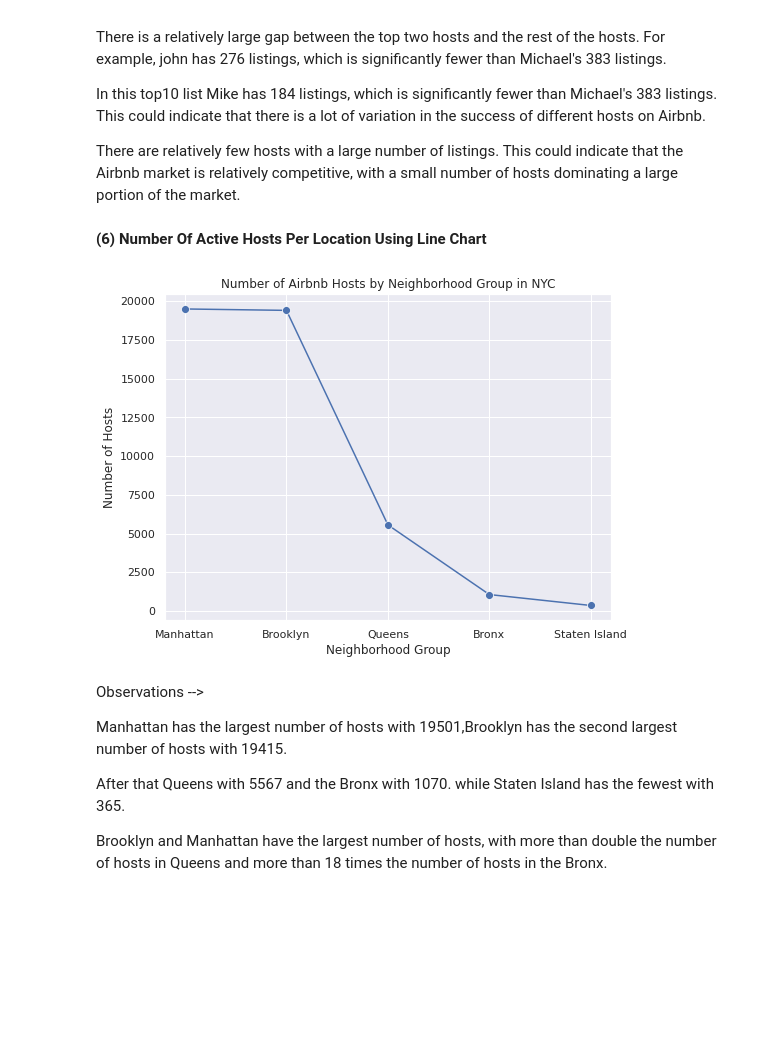
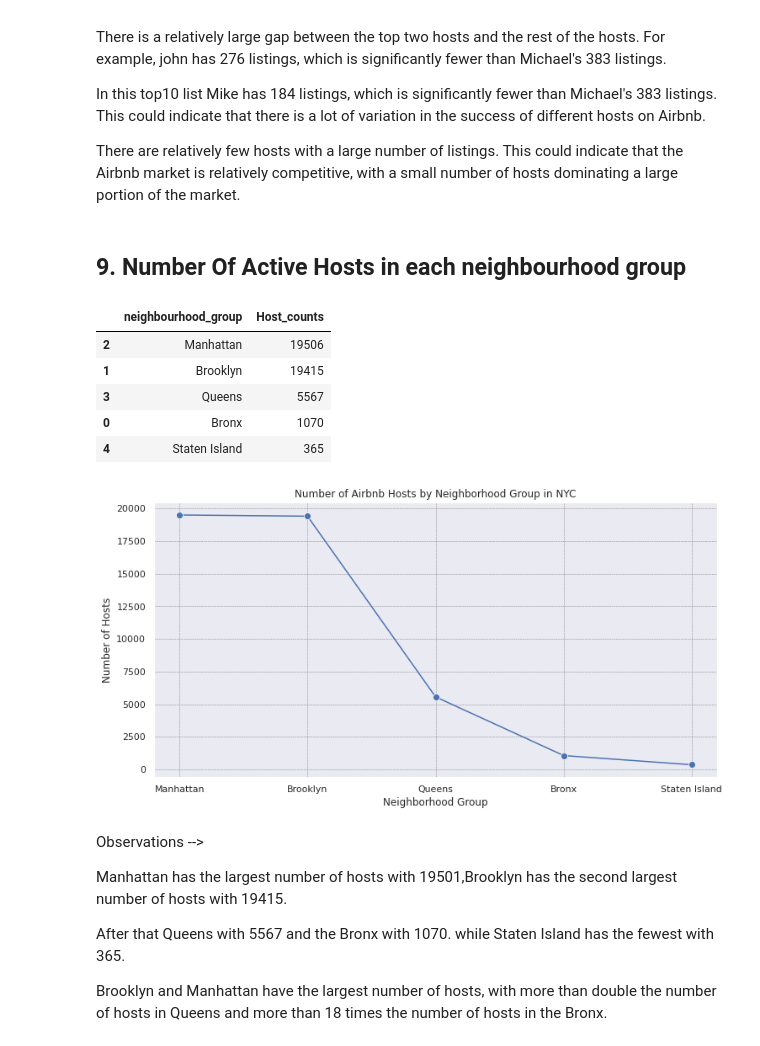
Before and after one commit to NANDINIKeremegaladhoddiShivalingaiah/Airbnb-Exploratory-Data-Analysis-EDA-, a Jupyter notebook: Airbnb_Exploratory_Data_Analysis.ipynb, the cells around one changed output. Drawn from its saved outputs; the diff is of its cells as text; code cells hidden in the pictures; blank space fills up the shorter version.

```diff
--- a/Airbnb_Exploratory_Data_Analysis.ipynb
+++ b/Airbnb_Exploratory_Data_Analysis.ipynb
@@ -583,13 +723,11 @@ The data suggests that the overall cost of living in New York City is higher in
 # %%
-plt.rcParams['figure.figsize'] = (12,6)
-ax = sns.barplot(x = top_neighborhoods['Top_Neighbourhoods'], y = top_neighborhoods['Listing_Counts'])
-ax.set_xlabel('Top_10_Neighbourhoods')
-ax.set_ylabel('Total Listing Counts')
-ax.set_title('Listing by Top Neighbourhoods in NYC')
-
-
-# rotate x-axis labels to vertical
-ax.set_xticklabels(ax.get_xticklabels(), rotation=90)
+# visualizing the top 10 neighbourhoods having more listing/property using bar graph
+plt.figure(figsize=(12, 6))
+sns.barplot(x = top_neighborhoods['Top_Neighbourhoods'], y = top_neighborhoods['Listing_Counts'])
+plt.xlabel('Top_10_Neighbourhoods')
+plt.ylabel('Total_Listing_Counts')
+plt.title('Listing by Top Neighbourhoods in NYC')
+plt.xticks(rotation=90)
 
 plt.show()
 # %% [output]
@@ -607,13 +745,11 @@ The number of listings alone may not be indicative of the overall demand for hou
 # %%
-plt.rcParams['figure.figsize'] = (12,6)
-ax = sns.barplot(x = top_10_hosts['host_name'], y = top_10_hosts['Total_listings'])
-ax.set_xlabel('Top_10_hosts')
-ax.set_ylabel('Total_NYC_Listing')
-ax.set_title('Top 10 hosts on the basis of no of listings in entire NYC')
-
-
-# rotate x-axis labels to vertical
-ax.set_xticklabels(ax.get_xticklabels(), rotation=90)
+#visualizing the top hosts having most listing/property using bar graph
+plt.figure(figsize=(12, 6))
+sns.barplot(x = top_10_hosts['host_name'], y = top_10_hosts['Total_listings'])
+plt.xlabel('Top_10_hosts')
+plt.ylabel('Total_NYC_Listing')
+plt.title('Top 10 hosts on the basis of number of listings in entire NYC')
+plt.xticks(rotation=90)
 
 plt.show()
 # %% [output]
@@ -629,18 +765,29 @@ In this top10 list Mike has 184 listings, which is significantly fewer than Mich
 
 There are relatively few hosts with a large number of listings. This could indicate that the Airbnb market is relatively competitive, with a small number of hosts dominating a large portion of the market.
 # %% [markdown]
-**(6) Number Of Active Hosts Per Location Using Line Chart**
+## **9. Number Of Active Hosts in each neighbourhood group**
+# %%
+hosts_per_location
+# %% [output]
+|  | neighbourhood_group | Host_counts |
+| 2 | Manhattan | 19506 |
+| 1 | Brooklyn | 19415 |
+| 3 | Queens | 5567 |
+| 0 | Bronx | 1070 |
+| 4 | Staten Island | 365 |
 # %%
+#visualizing the number of active hosts in each neighbourhood group
 
-plt.rcParams['figure.figsize'] = [8, 6]
+plt.figure(figsize=(12, 6))
 
-sns.lineplot(x='neighbourhood_group', y='Host_counts', data=hosts_per_location, marker='o', markersize=8)
+sns.lineplot(x=hosts_per_location['neighbourhood_group'], y=hosts_per_location['Host_counts'], marker='o', markersize=8)
+plt.grid(True, color='gray', linestyle='--', linewidth=0.5)
 plt.title('Number of Airbnb Hosts by Neighborhood Group in NYC')
 plt.xlabel('Neighborhood Group')
 plt.ylabel('Number of Hosts')
 plt.show()
 # %% [output]
-[figure, old version]
+[figure, new version]
 # %% [markdown]
 Observations -->
 
```
Also changed, not shown: parts of 78 cells of this notebook.
